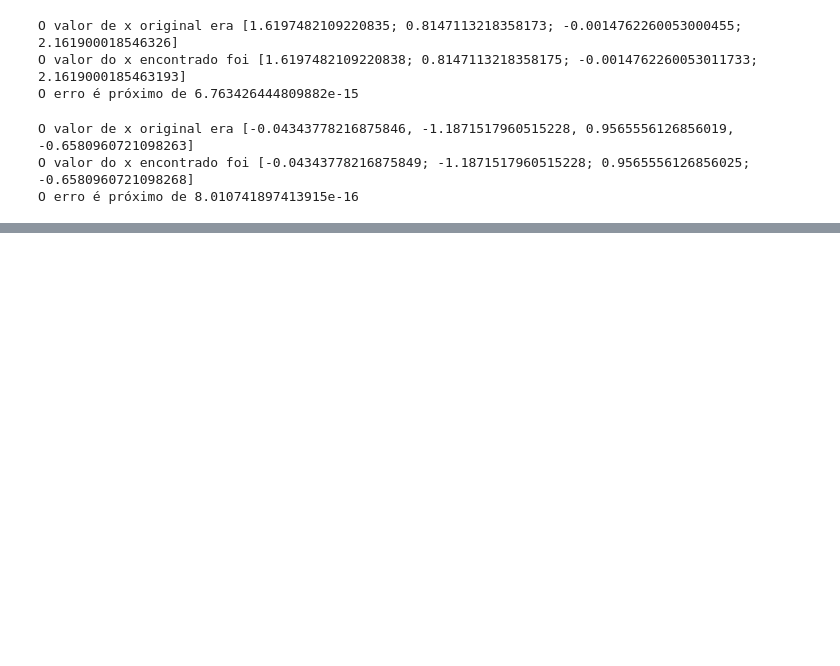
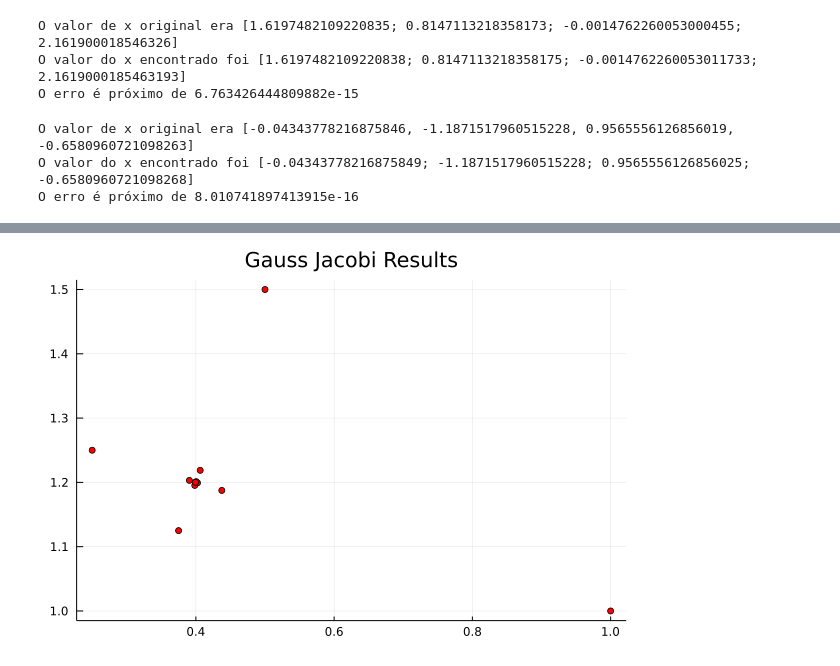
Before and after one commit to wesleymog/calc-numerico-trab-8, a Jupyter notebook: Biblioteca de CN.ipynb, the cells around one changed output, grey strips where cells are left out. Saved outputs shown, nothing was run; the diff lists cells and outputs as text; code cells hidden in the pictures; blank space fills up the shorter version.

```diff
--- a/Biblioteca de CN.ipynb
+++ b/Biblioteca de CN.ipynb
@@ -2106,0 +2211,4 @@ O erro é próximo de 8.010741897413915e-16
+# %%
+scatter(X_jacobi,Y_jacobi,color="red",leg=false, title="Gauss Jacobi Results")
+# %% [output]
+[figure, added]
```
Also changed, not shown: parts of 6 cells of this notebook.
